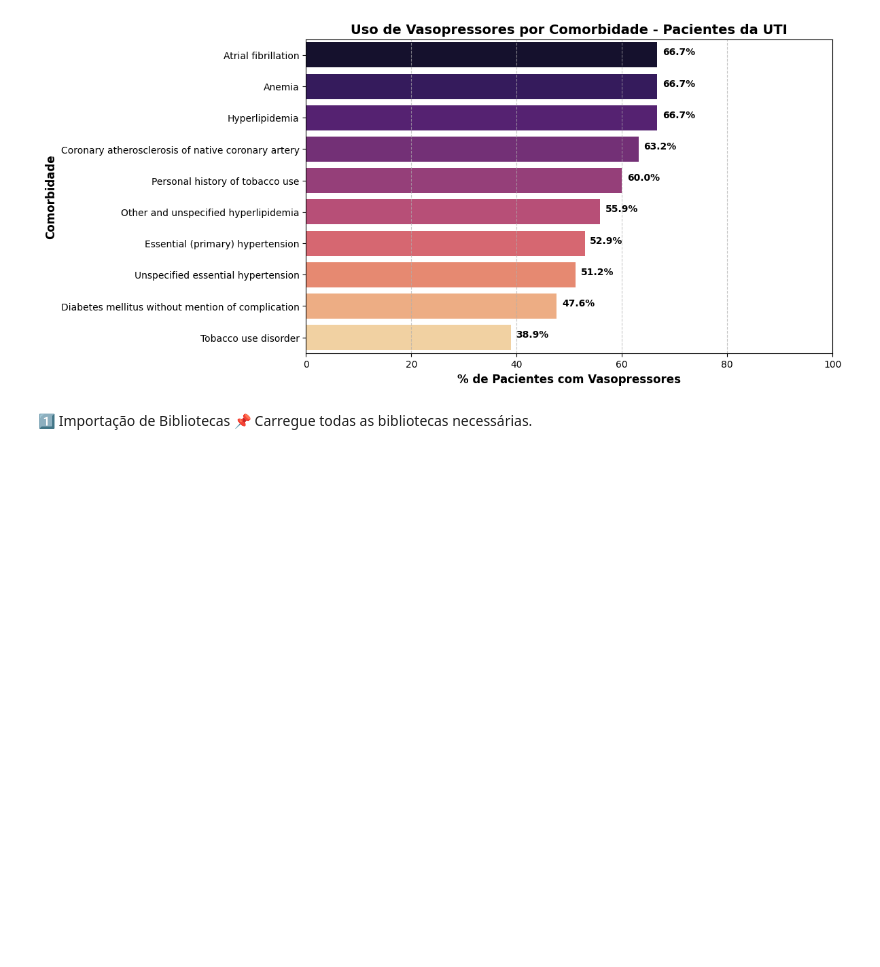
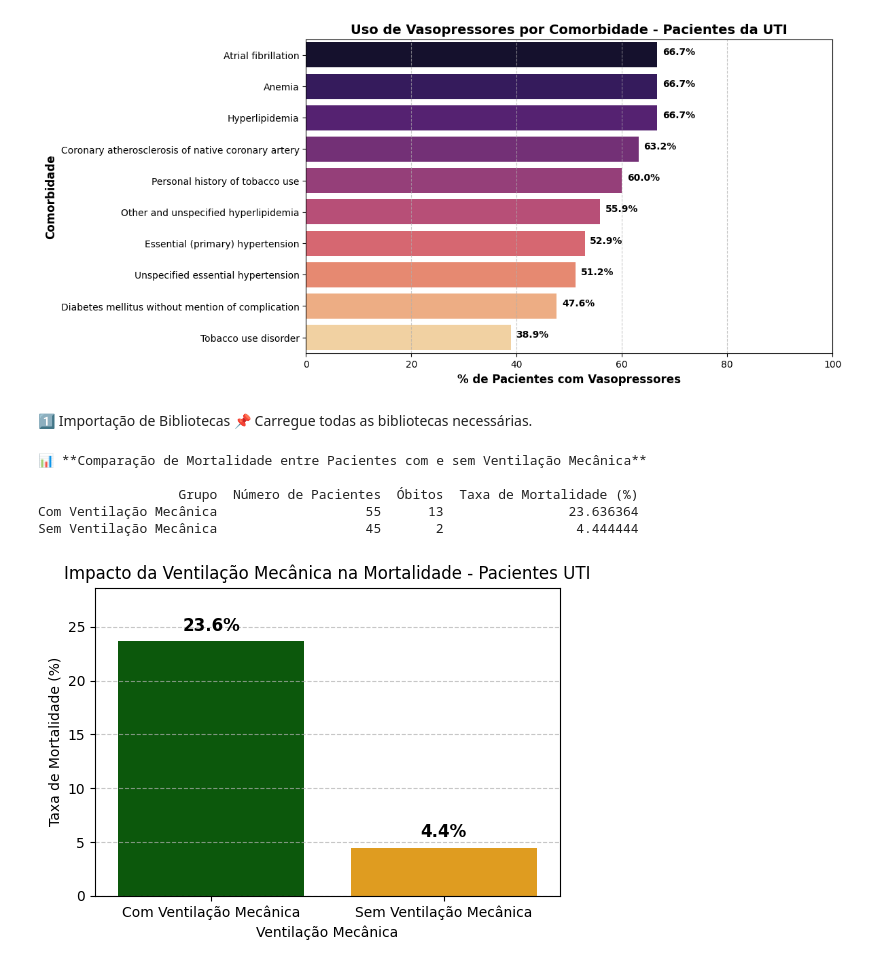
Before and after one commit to lucaspimentab/DesafioUTI, a Jupyter notebook: analise_UTI.ipynb, the cells around one changed output. Saved outputs shown, nothing was run; the diff lists cells and outputs as text; code cells hidden in the pictures; blank space fills up the shorter version.

Commit message:
feat: ventilacao sem analise de tempo

```diff
--- a/analise_UTI.ipynb
+++ b/analise_UTI.ipynb
@@ -268,3 +268,66 @@ import pandas as pd
 import matplotlib.pyplot as plt
 import seaborn as sns
 from IPython.display import display
+# %%
+import pandas as pd
+import seaborn as sns
+import matplotlib.pyplot as plt
+
+# 📌 Carregar dados
+procedureevents_df = pd.read_csv("procedureevents.csv")
+pacientes_uti = pd.read_csv("admissions.csv")
+
+# 📌 Filtrar procedimentos de ventilação mecânica
+ventilacao_df = procedureevents_df[procedureevents_df['ordercategoryname'].str.contains("Ventilation", case=False, na=False)]
+pacientes_ventilacao = ventilacao_df[['subject_id']].drop_duplicates()
+pacientes_ventilacao['ventilacao'] = 1
+
+# 📌 Criar coluna de ventilação no admissions
+pacientes_uti = pacientes_uti.merge(pacientes_ventilacao, on='subject_id', how='left')
+pacientes_uti['ventilacao'] = pacientes_uti['ventilacao'].fillna(0)
+
+# 📌 Separar os dois grupos
+grupo_com_ventilacao = pacientes_uti[pacientes_uti['ventilacao'] == 1]
+grupo_sem_ventilacao = pacientes_uti[pacientes_uti['ventilacao'] == 0]
+
+# 📌 Contar óbitos nos dois grupos
+num_pacientes_ventilacao = grupo_com_ventilacao['subject_id'].nunique()
+num_obitos_ventilacao = grupo_com_ventilacao[grupo_com_ventilacao['hospital_expire_flag'] == 1]['subject_id'].nunique()
+
+num_pacientes_sem_ventilacao = grupo_sem_ventilacao['subject_id'].nunique()
+num_obitos_sem_ventilacao = grupo_sem_ventilacao[grupo_sem_ventilacao['hospital_expire_flag'] == 1]['subject_id'].nunique()
+
+# 📌 Calcular taxas de mortalidade
+taxa_mortalidade_ventilacao = (num_obitos_ventilacao / num_pacientes_ventilacao) * 100
+taxa_mortalidade_sem_ventilacao = (num_obitos_sem_ventilacao / num_pacientes_sem_ventilacao) * 100
+
+# 📌 Criar DataFrame de comparação
+tabela_mortalidade_ventilacao = pd.DataFrame({
+    "Grupo": ["Com Ventilação Mecânica", "Sem Ventilação Mecânica"],
+    "Número de Pacientes": [num_pacientes_ventilacao, num_pacientes_sem_ventilacao],
+    "Óbitos": [num_obitos_ventilacao, num_obitos_sem_ventilacao],
+    "Taxa de Mortalidade (%)": [taxa_mortalidade_ventilacao, taxa_mortalidade_sem_ventilacao]
+})
+
+print("\n📊 **Comparação de Mortalidade entre Pacientes com e sem Ventilação Mecânica**\n")
+print(tabela_mortalidade_ventilacao.to_string(index=False))
+
+# 📌 Criar gráfico
+plt.figure(figsize=(6, 4))
+sns.barplot(x="Grupo", y="Taxa de Mortalidade (%)", hue="Grupo", data=tabela_mortalidade_ventilacao, palette=["darkgreen", "orange"], legend=False)
+plt.ylabel("Taxa de Mortalidade (%)")
+plt.xlabel("Ventilação Mecânica")
+plt.title("Impacto da Ventilação Mecânica na Mortalidade - Pacientes UTI")
+plt.ylim(0, max(tabela_mortalidade_ventilacao["Taxa de Mortalidade (%)"]) + 5)
+for i, row in tabela_mortalidade_ventilacao.iterrows():
+    plt.text(i, row["Taxa de Mortalidade (%)"] + 1, f"{row['Taxa de Mortalidade (%)']:.1f}%", ha='center', fontsize=12, fontweight='bold')
+plt.grid(axis="y", linestyle="--", alpha=0.7)
+plt.savefig("impacto_ventilacao_mortalidade.png", dpi=300)
+plt.show()
+# %% [output]
+📊 **Comparação de Mortalidade entre Pacientes com e sem Ventilação Mecânica**
+
+                  Grupo  Número de Pacientes  Óbitos  Taxa de Mortalidade (%)
+Com Ventilação Mecânica                   55      13                23.636364
+Sem Ventilação Mecânica                   45       2                 4.444444
+[figure, added]
```
Also changed, not shown: 7 other files.
